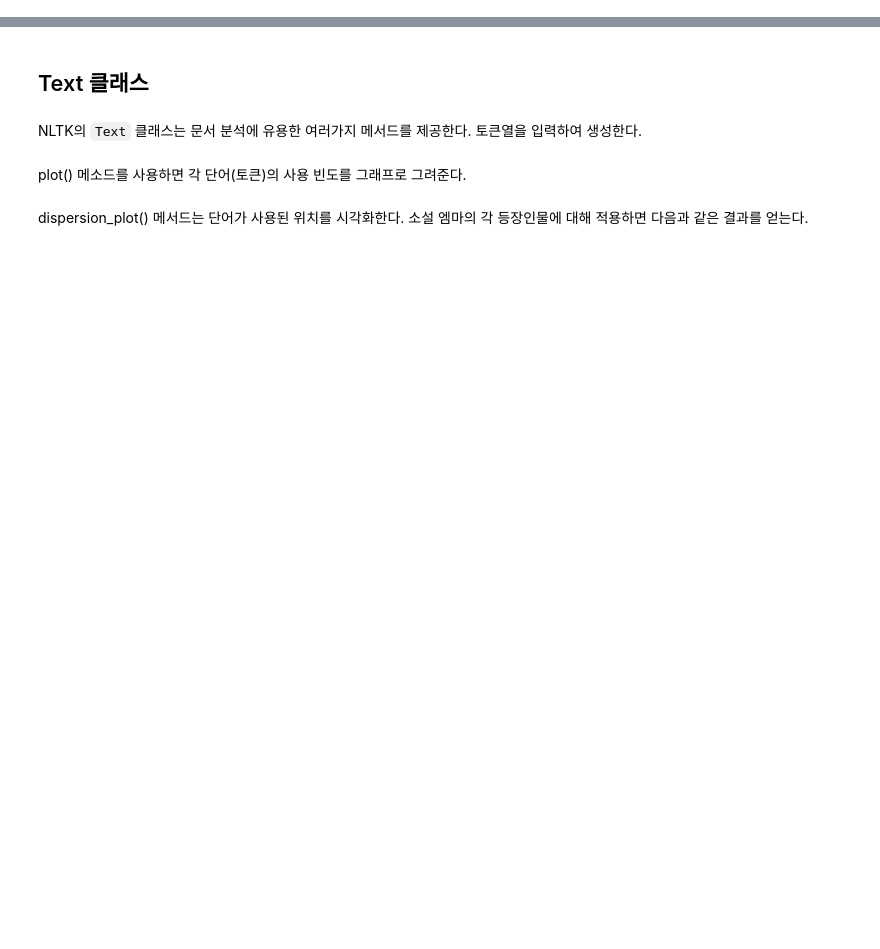
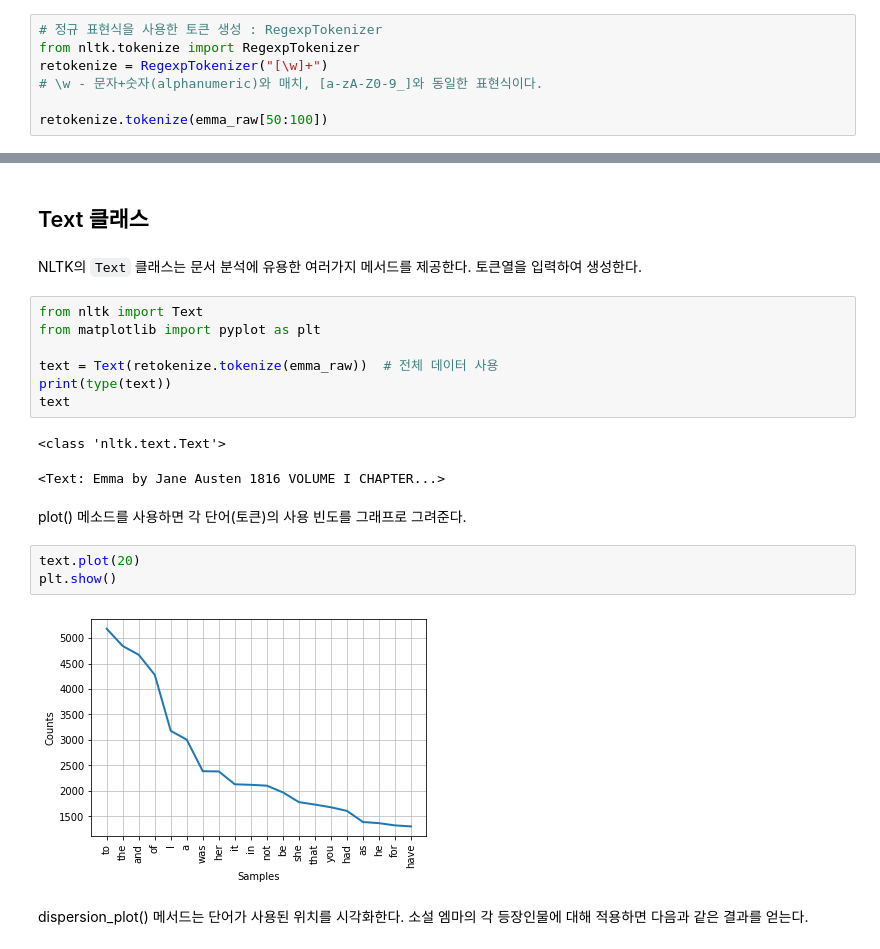
Before and after one commit to mkhoin/nlp1209, a Jupyter notebook: 자연어처리활용/01_NLTK _자연어처리패키지.ipynb, the cells around one changed output, grey strips where cells are left out. Drawn from its saved outputs; the diff is of its cells as text; blank space fills up the shorter version.

```diff
--- a/자연어처리활용/01_NLTK _자연어처리패키지.ipynb
+++ b/자연어처리활용/01_NLTK _자연어처리패키지.ipynb
@@ -110,0 +134,7 @@ her own.
+# %%
+# 정규 표현식을 사용한 토큰 생성 : RegexpTokenizer
+from nltk.tokenize import RegexpTokenizer
+retokenize = RegexpTokenizer("[\w]+")
+# \w - 문자+숫자(alphanumeric)와 매치, [a-zA-Z0-9_]와 동일한 표현식이다.
+
+retokenize.tokenize(emma_raw[50:100])
@@ -172,7 +288,22 @@ Scikit-Learn 등에서 자연어 분석을 할 때는 같은 토큰이라도 품
 ## Text 클래스
 # %% [markdown]
 NLTK의 `Text` 클래스는 문서 분석에 유용한 여러가지 메서드를 제공한다. 토큰열을 입력하여 생성한다.
+# %%
+from nltk import Text
+from matplotlib import pyplot as plt
+
+text = Text(retokenize.tokenize(emma_raw))  # 전체 데이터 사용
+print(type(text))
+text
+# %% [output]
+<class 'nltk.text.Text'>
+<Text: Emma by Jane Austen 1816 VOLUME I CHAPTER...>
 # %% [markdown]
 plot() 메소드를 사용하면 각 단어(토큰)의 사용 빈도를 그래프로 그려준다.
+# %%
+text.plot(20)
+plt.show()
+# %% [output]
+[figure, added]
 # %% [markdown]
 dispersion_plot() 메서드는 단어가 사용된 위치를 시각화한다. 소설 엠마의 각 등장인물에 대해 적용하면 다음과 같은 결과를 얻는다.
```
Also changed, not shown: parts of 25 cells of this notebook.
